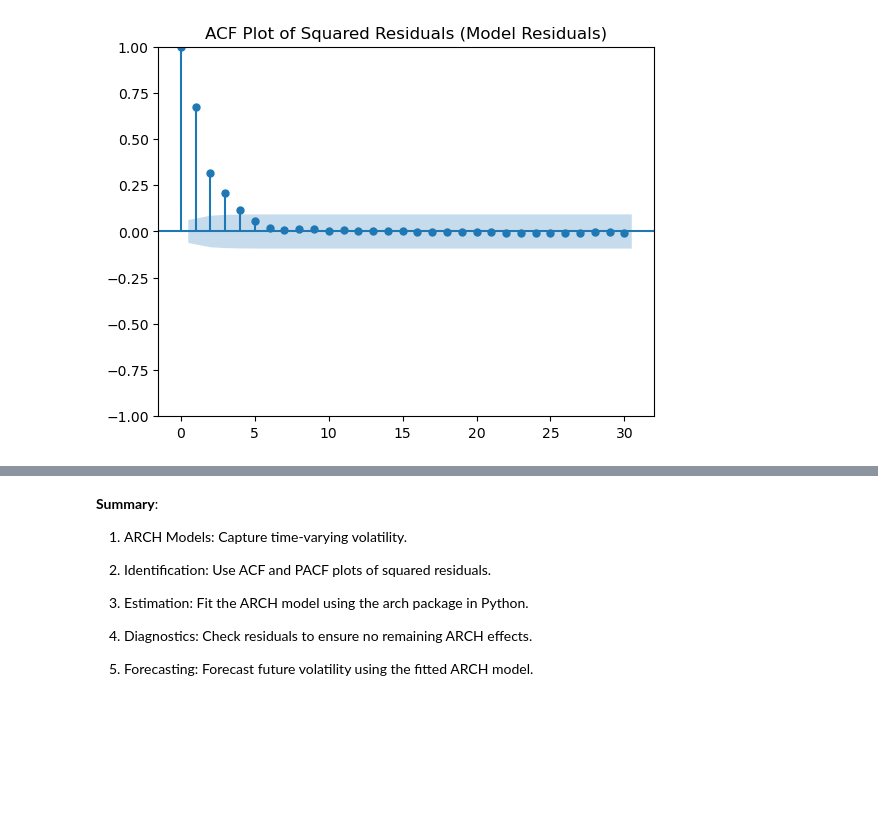
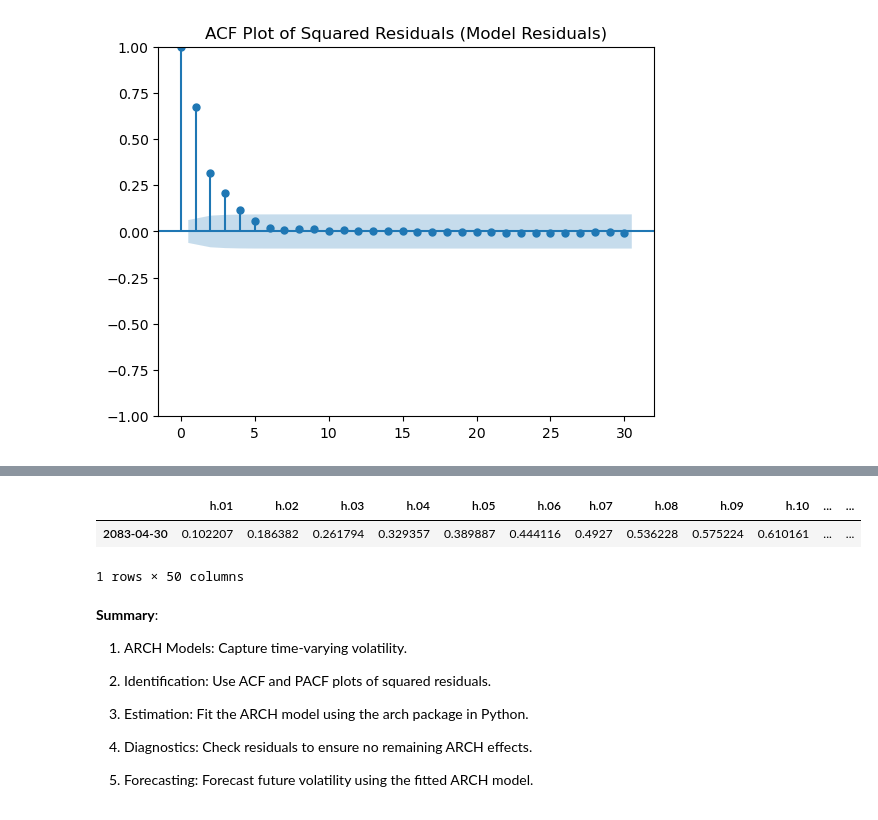
Before and after one commit to yuhan01/Introduction-to-Time-Series-Analysis-Python-Notes, a Jupyter notebook: Sec 7&8.ipynb, the cells around one changed output, grey strips where cells are left out. Saved outputs shown, nothing was run; the diff lists cells and outputs as text; code cells hidden in the pictures; blank space fills up the shorter version.

```diff
--- a/Sec 7&8.ipynb
+++ b/Sec 7&8.ipynb
@@ -358,3 +334,14 @@ plt.show()
+# %%
+# Forecast with ARCH
+
+forecast_horizon = 50
+forecast = arch_fit.forecast(horizon=forecast_horizon)
+forecast_variance = forecast.variance[-1:]
+forecast_variance
+# %% [output]
+|  | h.01 | h.02 | h.03 | h.04 | h.05 | h.06 | h.07 | h.08 | h.09 | h.10 | ... | ... |
+| 2083-04-30 | 0.102207 | 0.186382 | 0.261794 | 0.329357 | 0.389887 | 0.444116 | 0.4927 | 0.536228 | 0.575224 | 0.610161 | ... | ... |
+1 rows × 50 columns
 # %% [markdown]
 **Summary**:
 
```
Also changed, not shown: parts of 9 cells of this notebook, 1 other file.
